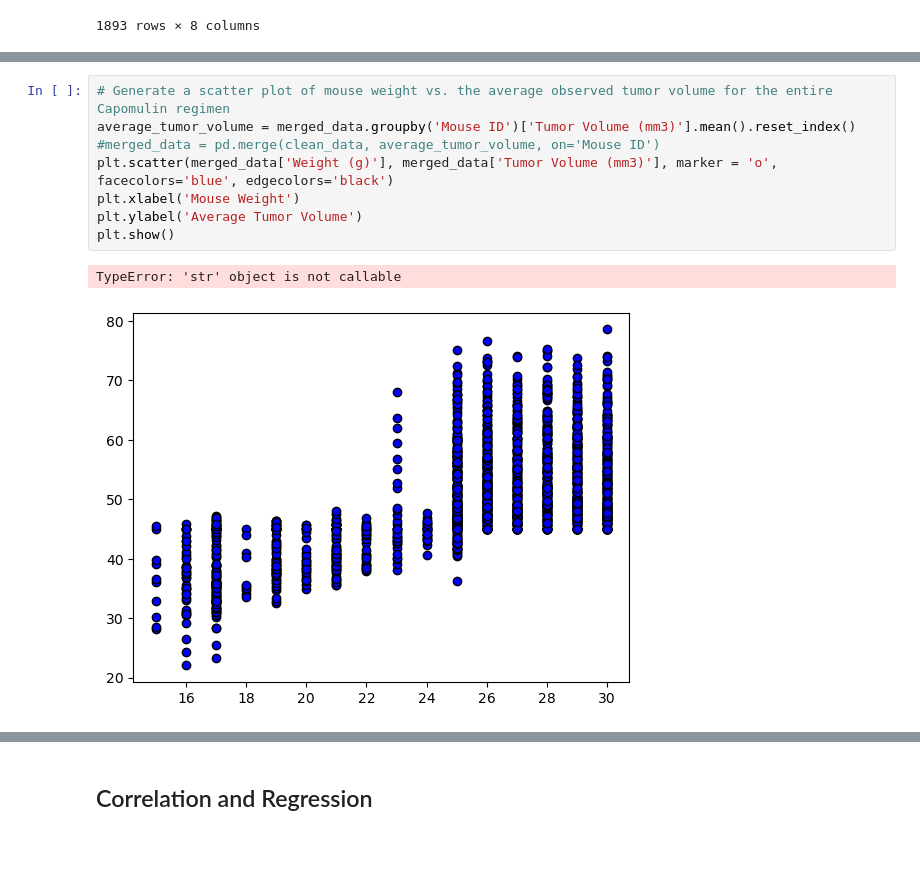
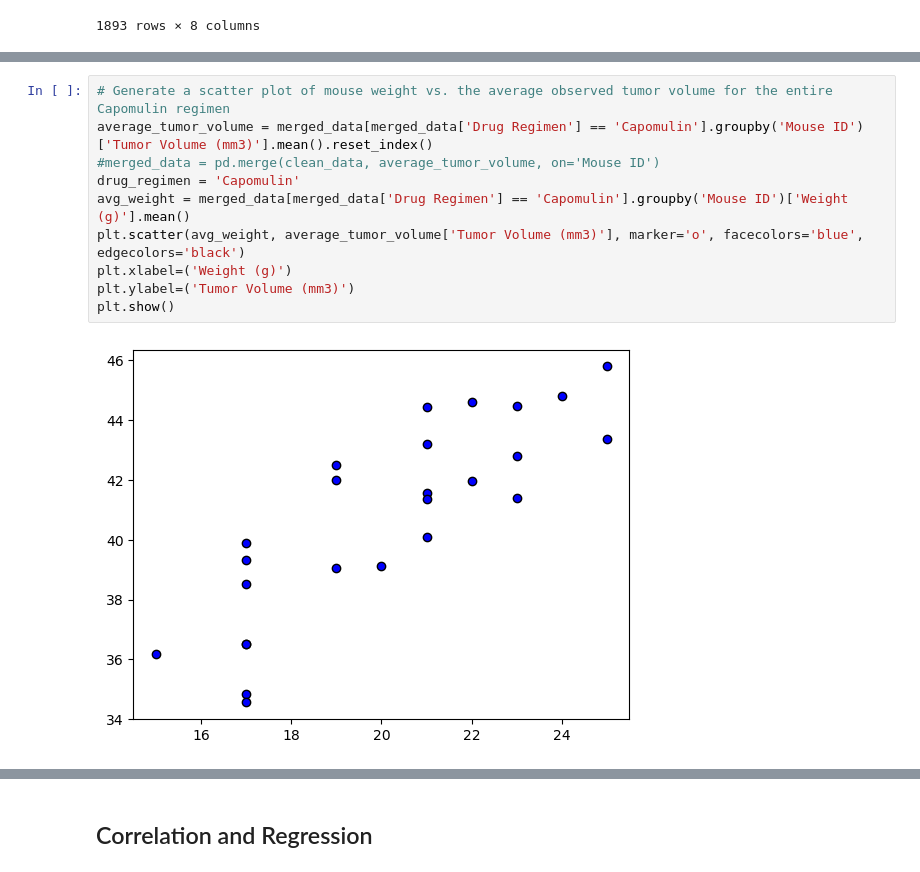
Before and after one commit to mbernstein421/data_visualizations, a Jupyter notebook: Pymaceuticals/pymaceuticals_starter.ipynb, the cells around one changed output, grey strips where cells are left out. Cells and saved outputs as stored; diff of their text form; blank space fills up the shorter version.

```diff
--- a/Pymaceuticals/pymaceuticals_starter.ipynb
+++ b/Pymaceuticals/pymaceuticals_starter.ipynb
@@ -265,11 +279,12 @@ merged_data
 # %%
 # Generate a scatter plot of mouse weight vs. the average observed tumor volume for the entire Capomulin regimen
-average_tumor_volume = merged_data.groupby('Mouse ID')['Tumor Volume (mm3)'].mean().reset_index()
+average_tumor_volume = merged_data[merged_data['Drug Regimen'] == 'Capomulin'].groupby('Mouse ID')['Tumor Volume (mm3)'].mean().reset_index()
 #merged_data = pd.merge(clean_data, average_tumor_volume, on='Mouse ID')
-plt.scatter(merged_data['Weight (g)'], merged_data['Tumor Volume (mm3)'], marker = 'o', facecolors='blue', edgecolors='black')
-plt.xlabel('Mouse Weight')
-plt.ylabel('Average Tumor Volume')
+drug_regimen = 'Capomulin'
+avg_weight = merged_data[merged_data['Drug Regimen'] == 'Capomulin'].groupby('Mouse ID')['Weight (g)'].mean()
+plt.scatter(avg_weight, average_tumor_volume['Tumor Volume (mm3)'], marker='o', facecolors='blue', edgecolors='black')
+plt.xlabel=('Weight (g)')
+plt.ylabel=('Tumor Volume (mm3)')
 plt.show()
 # %% [output]
-TypeError: 'str' object is not callable
-[figure, old version]
+[figure, new version]
```
Also changed, not shown: parts of 6 cells of this notebook.
